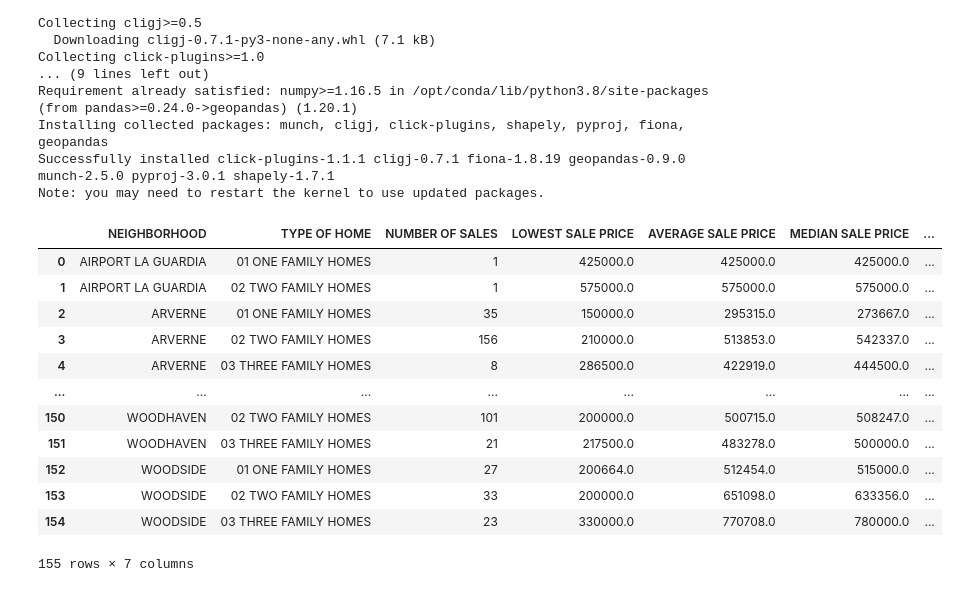
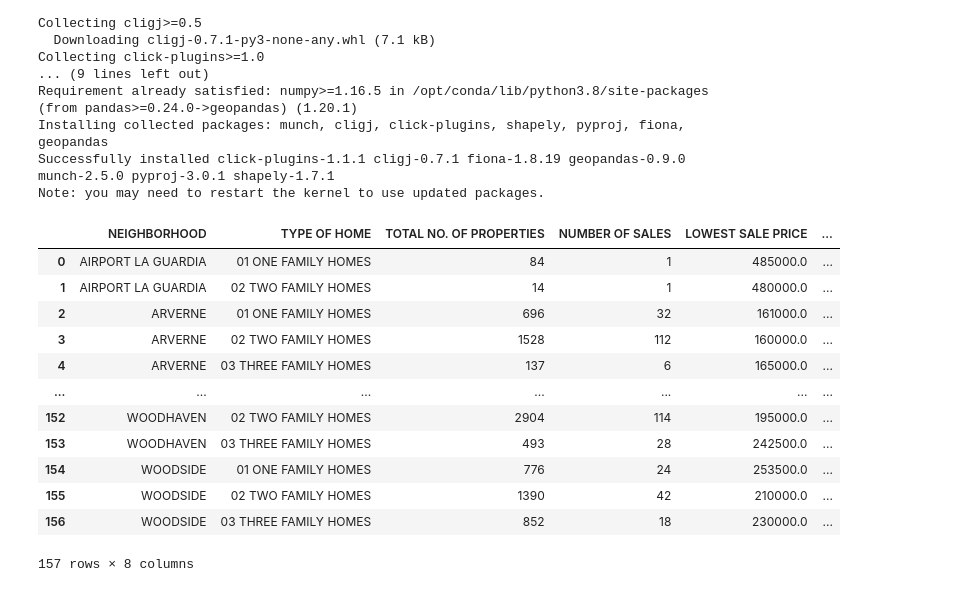
Before and after one commit to annad1998/320final, a Jupyter notebook: Property Analysis of Queens 2005-2009.ipynb, the cells around one changed output. Drawn from its saved outputs; the diff is of its cells as text; code cells hidden in the pictures.

```diff
--- a/Property Analysis of Queens 2005-2009.ipynb
+++ b/Property Analysis of Queens 2005-2009.ipynb
@@ -36,20 +36,24 @@ import matplotlib.pyplot as plt
 import seaborn as sns
 import numpy as np
 # %%
+p2005 = pd.read_csv("./2005.csv")
+p2006 = pd.read_csv("./2006.csv")
+p2007 = pd.read_csv("./2007.csv")
 p2008 = pd.read_csv("./2008.csv")
 p2009 = pd.read_csv("./2009.csv")
+p2009
 # %% [output]
-|  | NEIGHBORHOOD | TYPE OF HOME | NUMBER OF SALES | LOWEST SALE PRICE | AVERAGE SALE PRICE | MEDIAN SALE PRICE | ... |
-| 0 | AIRPORT LA GUARDIA | 01 ONE FAMILY HOMES | 1 | 425000.0 | 425000.0 | 425000.0 | ... |
-| 1 | AIRPORT LA GUARDIA | 02 TWO FAMILY HOMES | 1 | 575000.0 | 575000.0 | 575000.0 | ... |
-| 2 | ARVERNE | 01 ONE FAMILY HOMES | 35 | 150000.0 | 295315.0 | 273667.0 | ... |
-| 3 | ARVERNE | 02 TWO FAMILY HOMES | 156 | 210000.0 | 513853.0 | 542337.0 | ... |
-| 4 | ARVERNE | 03 THREE FAMILY HOMES | 8 | 286500.0 | 422919.0 | 444500.0 | ... |
-| ... | ... | ... | ... | ... | ... | ... | ... |
-| 150 | WOODHAVEN | 02 TWO FAMILY HOMES | 101 | 200000.0 | 500715.0 | 508247.0 | ... |
-| 151 | WOODHAVEN | 03 THREE FAMILY HOMES | 21 | 217500.0 | 483278.0 | 500000.0 | ... |
-| 152 | WOODSIDE | 01 ONE FAMILY HOMES | 27 | 200664.0 | 512454.0 | 515000.0 | ... |
-| 153 | WOODSIDE | 02 TWO FAMILY HOMES | 33 | 200000.0 | 651098.0 | 633356.0 | ... |
-| 154 | WOODSIDE | 03 THREE FAMILY HOMES | 23 | 330000.0 | 770708.0 | 780000.0 | ... |
+|  | NEIGHBORHOOD | TYPE OF HOME | TOTAL NO. OF PROPERTIES | NUMBER OF SALES | LOWEST SALE PRICE | ... |
+| 0 | AIRPORT LA GUARDIA | 01 ONE FAMILY HOMES | 84 | 1 | 485000.0 | ... |
+| 1 | AIRPORT LA GUARDIA | 02 TWO FAMILY HOMES | 14 | 1 | 480000.0 | ... |
+| 2 | ARVERNE | 01 ONE FAMILY HOMES | 696 | 32 | 161000.0 | ... |
+| 3 | ARVERNE | 02 TWO FAMILY HOMES | 1528 | 112 | 160000.0 | ... |
+| 4 | ARVERNE | 03 THREE FAMILY HOMES | 137 | 6 | 165000.0 | ... |
+| ... | ... | ... | ... | ... | ... | ... |
+| 152 | WOODHAVEN | 02 TWO FAMILY HOMES | 2904 | 114 | 195000.0 | ... |
+| 153 | WOODHAVEN | 03 THREE FAMILY HOMES | 493 | 28 | 242500.0 | ... |
+| 154 | WOODSIDE | 01 ONE FAMILY HOMES | 776 | 24 | 253500.0 | ... |
+| 155 | WOODSIDE | 02 TWO FAMILY HOMES | 1390 | 42 | 210000.0 | ... |
+| 156 | WOODSIDE | 03 THREE FAMILY HOMES | 852 | 18 | 230000.0 | ... |
-155 rows × 7 columns
+157 rows × 8 columns
 # %%
```
Also changed, not shown: parts of 4 cells of this notebook, 3 other files.
